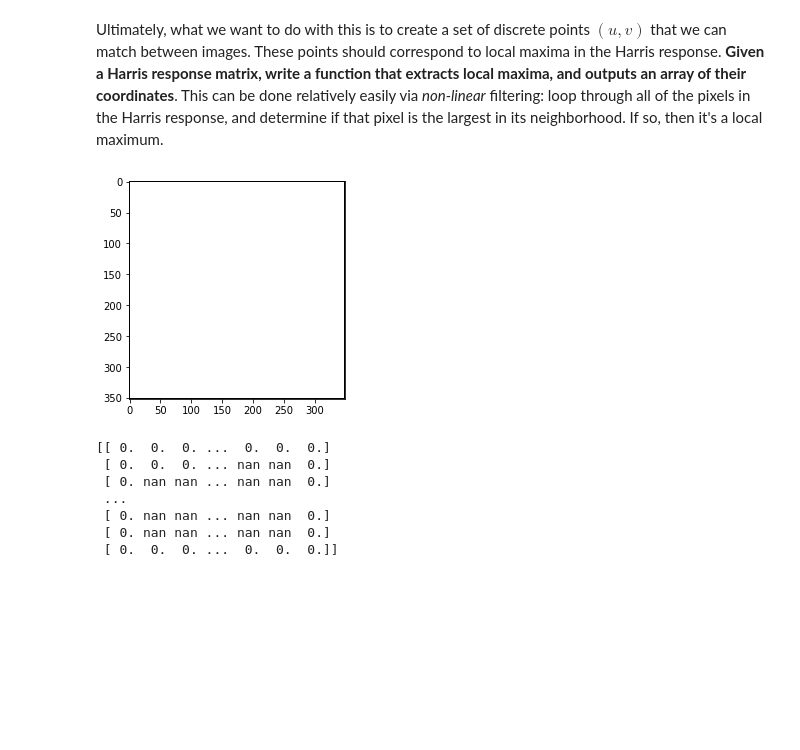
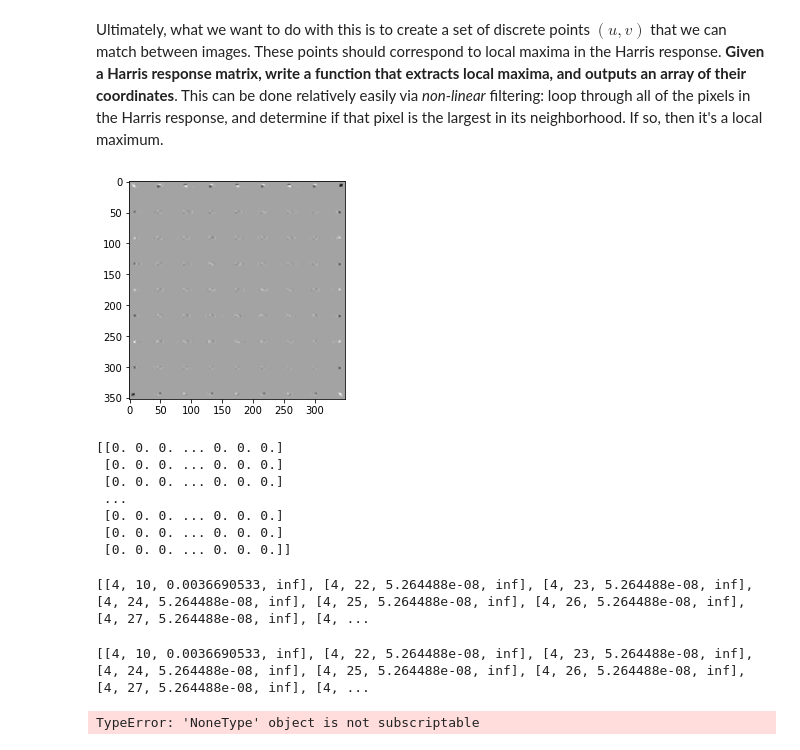
Before and after one commit to RutilusVulpes/190206_keypoint_detection, a Jupyter notebook: harris_corners.ipynb, the cells around one changed output. Cells and saved outputs as stored; diff of their text form; code cells hidden in the pictures; blank space fills up the shorter version.

Commit message:
Adding local max detection, and non-maximal supression

```diff
--- a/harris_corners.ipynb
+++ b/harris_corners.ipynb
@@ -57,6 +57,11 @@ Lastly, we need to make a choice regarding our discrete convolution kernel $w$.
 import numpy as np
 import matplotlib.pyplot as plt
 I = plt.imread('chessboard.png')
+I2 = plt.imread('chessboard.png')
+I3 = plt.imread('chessboard.png')
+I4 = plt.imread('chessboard.png')
+I5 = plt.imread('chessboard.png')
+I6 = plt.imread('chessboard.png')
 plt.imshow(I,cmap=plt.cm.gray)
 plt.show()
 # %% [output]
@@ -64,7 +69,6 @@ plt.show()
 # %% [markdown]
 Ultimately, what we want to do with this is to create a set of discrete points $(u,v)$ that we can match between images.  These points should correspond to local maxima in the Harris response.  **Given a Harris response matrix, write a function that extracts local maxima, and outputs an array of their coordinates**.  This can be done relatively easily via *non-linear* filtering: loop through all of the pixels in the Harris response, and determine if that pixel is the largest in its neighborhood.  If so, then it's a local maximum.
 # %%
-
 import numpy as np
 import matplotlib.pyplot as plt
 import time
@@ -72,8 +76,7 @@ import scipy.misc
 import math as mt
 import imageio as im
 
-def convolve(g,h): # h is kernel, g is the image
-    I_gray_copy = g
+def convolve(g,h, I_gray_copy): # h is kernel, g is the image
 
     x,y = h.shape
     xl = int(x/2)
@@ -85,6 +88,7 @@ def convolve(g,h): # h is kernel, g is the image
 
             total = h*f
             I_gray_copy[i][j] = sum(sum(total)) + .0000001
+
     return I_gray_copy
 
 def gauss_kernal(size, var):
@@ -96,32 +100,53 @@ def gauss_kernal(size, var):
     kernel = kernel / kernel.sum()
     return kernel
 
-def harris_response(img):
+def harris_response(img, gmean = 5,var =2):
 	sobel = np.array([[-1,0,1],[-2,0,2],[-1,0,1]])
-	gauss = gauss_kernal(5,2)
+	gauss = gauss_kernal(gmean,var)
 #calculate the harris response using sobel operator and gaussian kernel
 
-	Iu = convolve(img,sobel)
-	Iv = convolve(img,sobel.transpose())
+	Iu = convolve(img,sobel,I2)
+	Iv = convolve(img,sobel.transpose(), I3)
 
-	Iuu = convolve((Iu*Iu),gauss)
-	Ivv = convolve((Iv*Iv),gauss)
-	Iuv = convolve((Iu*Iv),gauss)
+	Iuu = convolve(Iu*Iu,gauss, I4)
+	Ivv = convolve(Iv*Iv,gauss, I5)
+	Iuv = convolve(Iu*Iv,gauss, I6)
 
 	H = (Iuv*Ivv - Iuv*Iuv)/(Iuu + Ivv)
 
 	return H
 # %%
-H = harris_response(I)
+H = harris_response(I,gmean = 5,var=2)
+
+
 plt.imshow(H,cmap=plt.cm.gray)
+#.imshow(I,cmap=plt.cm.gray)
 plt.show()
 print(H)
 # %% [output]
-[figure, old version]
+[figure, new version]
-[[ 0.  0.  0. ...  0.  0.  0.]
- [ 0.  0.  0. ... nan nan  0.]
- [ 0. nan nan ... nan nan  0.]
+[[0. 0. 0. ... 0. 0. 0.]
+ [0. 0. 0. ... 0. 0. 0.]
+ [0. 0. 0. ... 0. 0. 0.]
  ...
- [ 0. nan nan ... nan nan  0.]
- [ 0. nan nan ... nan nan  0.]
- [ 0.  0.  0. ...  0.  0.  0.]]
+ [0. 0. 0. ... 0. 0. 0.]
+ [0. 0. 0. ... 0. 0. 0.]
+ [0. 0. 0. ... 0. 0. 0.]]
+# %%
+def get_local_maxima(H):
+    localMax = []
+
+    for i in range(1,len(H)-1):
+        for j in range(1,len(H[i])-1):
+            neighborhood = H[i-1:i+2, j-1:j+2]
+            max_val = max(max(x) for x in neighborhood)
+            if(max_val == H[i][j] and max_val!= 0):
+                localMax.append([i,j,H[i][j],np.inf])
+    return localMax
+
+
+
+local_max = get_local_maxima(H)
+#print(local_max)
+# %% [output]
+[[4, 10, 0.0036690533, inf], [4, 22, 5.264488e-08, inf], [4, 23, 5.264488e-08, inf], [4, 24, 5.264488e-08, inf], [4, 25, 5.264488e-08, inf], [4, 26, 5.264488e-08, inf], [4, 27, 5.264488e-08, inf], [4, ...
@@ -127,0 +171,11 @@ print(H)
+# %%
+def sort_dist(val):
+    return val[3]
+
+local_max.sort(reverse=True, key=sort_dist)
+# %% [output]
+[[4, 10, 0.0036690533, inf], [4, 22, 5.264488e-08, inf], [4, 23, 5.264488e-08, inf], [4, 24, 5.264488e-08, inf], [4, 25, 5.264488e-08, inf], [4, 26, 5.264488e-08, inf], [4, 27, 5.264488e-08, inf], [4, ...
+# %%
+print(local_max[0][3])
+# %% [output]
+TypeError: 'NoneType' object is not subscriptable
```
Also changed, not shown: parts of 2 cells of this notebook, 1 other file.
